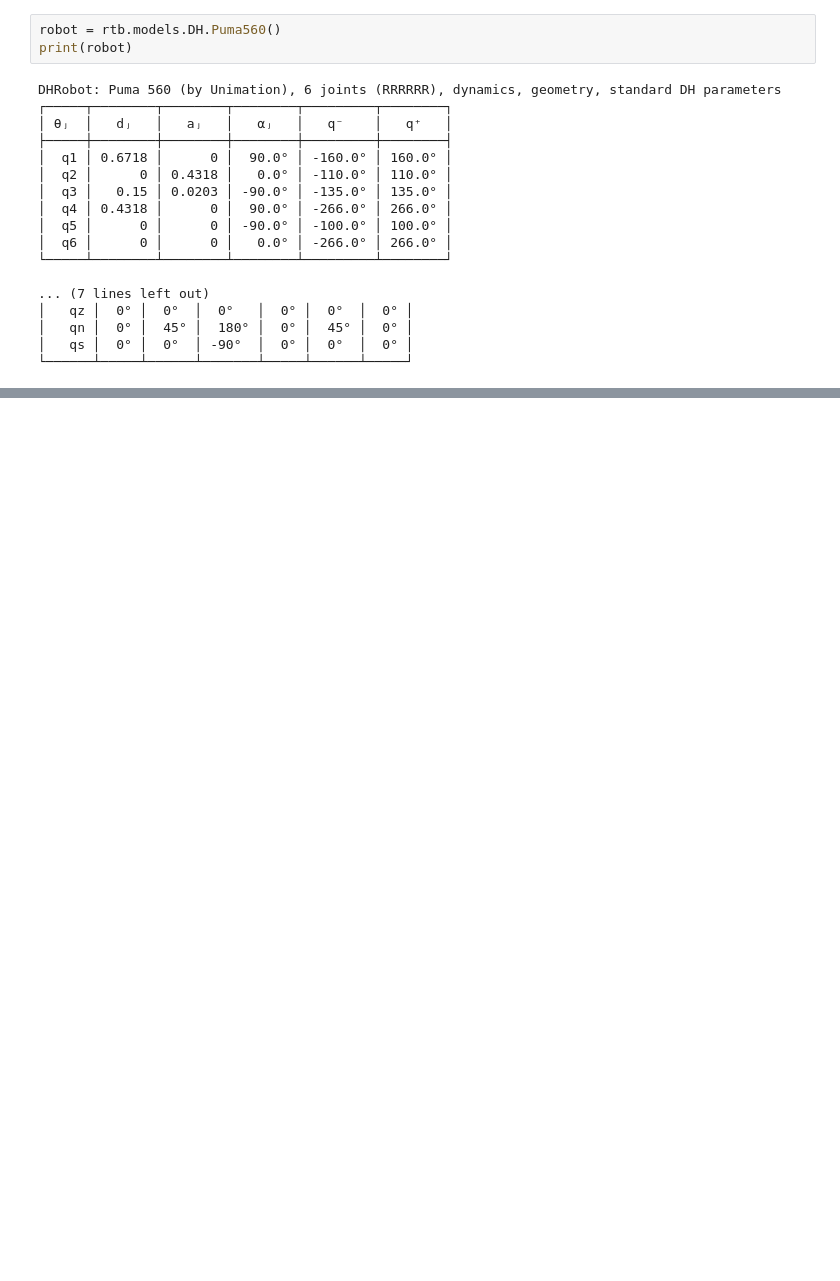
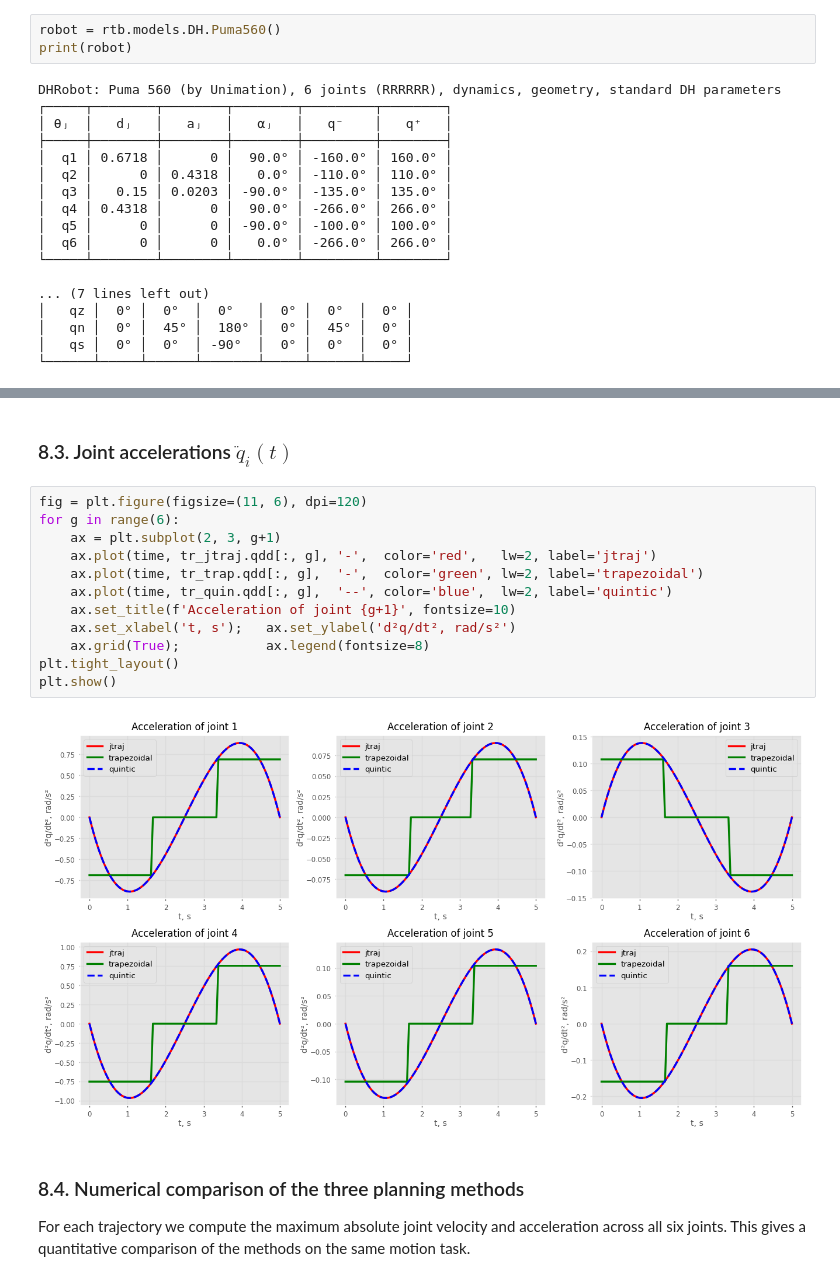
Before and after one commit to ITMO-CSR-GMCA/rmpc-lab2-coralr-1, a Jupyter notebook: lab2.ipynb, the cells around one changed output, grey strips where cells are left out. Drawn from its saved outputs; the diff is of its cells as text; blank space fills up the shorter version.

```diff
--- a/lab2.ipynb
+++ b/lab2.ipynb
@@ -411,0 +330,22 @@ stats('mtraj/quintic',     tr_quin)
+# %% [markdown]
+### 8.3. Joint accelerations $\ddot q_i(t)$
+# %%
+fig = plt.figure(figsize=(11, 6), dpi=120)
+for g in range(6):
+    ax = plt.subplot(2, 3, g+1)
+    ax.plot(time, tr_jtraj.qdd[:, g], '-',  color='red',   lw=2, label='jtraj')
+    ax.plot(time, tr_trap.qdd[:, g],  '-',  color='green', lw=2, label='trapezoidal')
+    ax.plot(time, tr_quin.qdd[:, g],  '--', color='blue',  lw=2, label='quintic')
+    ax.set_title(f'Acceleration of joint {g+1}', fontsize=10)
+    ax.set_xlabel('t, s');   ax.set_ylabel('d²q/dt², rad/s²')
+    ax.grid(True);           ax.legend(fontsize=8)
+plt.tight_layout()
+plt.show()
+# %% [output]
+[figure, added]
+# %% [markdown]
+### 8.4. Numerical comparison of the three planning methods
+
+For each trajectory we compute the maximum absolute joint velocity and
+acceleration across all six joints. This gives a quantitative comparison
+of the methods on the same motion task.
```
Also changed, not shown: parts of 51 cells of this notebook, 1 other file.
